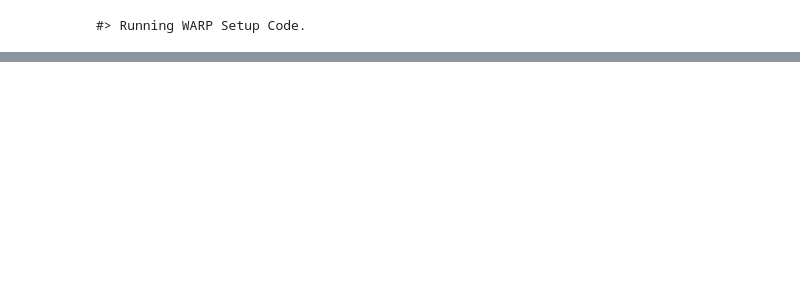
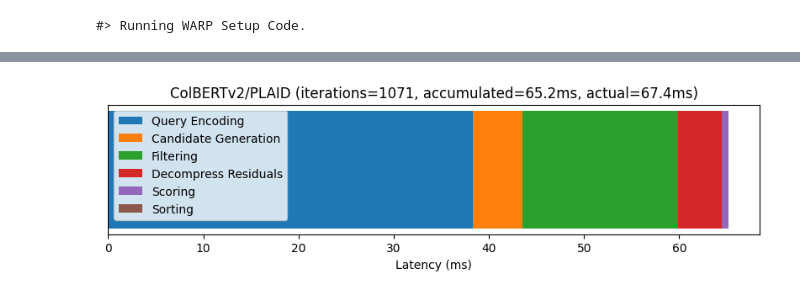
Before and after one commit to jlscheerer/xtr-warp, a Jupyter notebook: notebooks/evaluation_latency.ipynb, the cells around one changed output, grey strips where cells are left out. Drawn from its saved outputs; the diff is of its cells as text; code cells hidden in the pictures; blank space fills up the shorter version.

```diff
--- a/notebooks/evaluation_latency.ipynb
+++ b/notebooks/evaluation_latency.ipynb
@@ -50,0 +63,4 @@ tracker.display()
+# %%
+cb_tracker.display()
+# %% [output]
+[figure, added]
```
Also changed, not shown: parts of 6 cells of this notebook, 3 other files.
